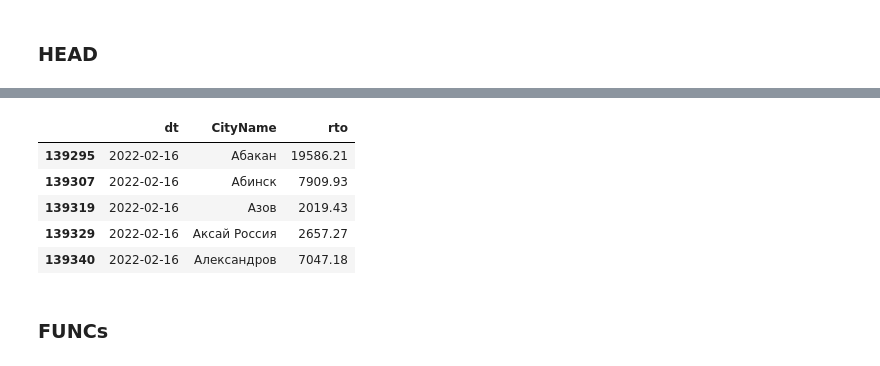
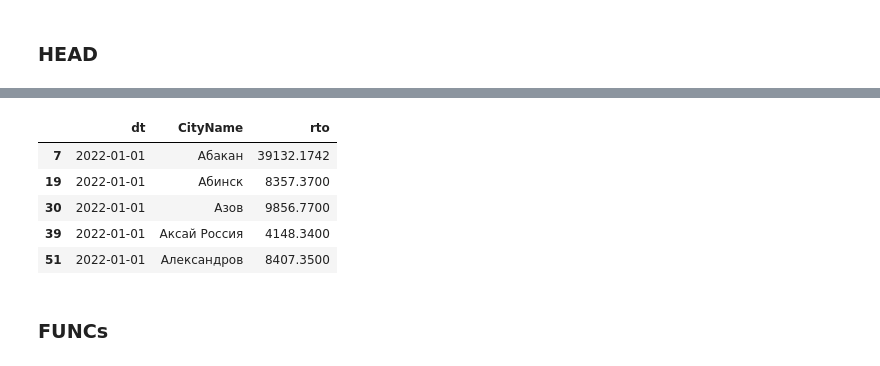
Before and after one commit to repinmihail/TestLab, a Jupyter notebook: development/offline-tests-pipline.ipynb, the cells around one changed output, grey strips where cells are left out. Cells and saved outputs as stored; diff of their text form; code cells hidden in the pictures.

```diff
--- a/development/offline-tests-pipline.ipynb
+++ b/development/offline-tests-pipline.ipynb
@@ -22,0 +38,14 @@ warnings.filterwarnings("ignore")
+# %%
+# введем переменные с датами
+start_of_test = "2022-04-07"
+days_for_knn = 70
+days_for_validation = 28
+days_for_test = 28
+
+end_of_test = (datetime.strptime(start_of_test, "%Y-%m-%d") + timedelta(days=days_for_test)).strftime("%Y-%m-%d")
+start_of_validation = (datetime.strptime(start_of_test, "%Y-%m-%d") + timedelta(days=-days_for_validation)).strftime("%Y-%m-%d")
+start_of_knn = (datetime.strptime(start_of_validation, "%Y-%m-%d") + timedelta(days=-days_for_knn)).strftime("%Y-%m-%d")
+
+print(f"Подбор групп: с {start_of_knn} по {start_of_validation}")
+print(f"Валидация: с {start_of_validation} по {start_of_test}")
+print(f"Тест: с {start_of_test} по {end_of_test}")
@@ -42,8 +63,8 @@ start_dt, end_dt, end_of_test_dt
 # %%
-# данные предэкспериментального периода
-pre_exp = df[
-    (df['dt'] >= start_dt)&(df['dt'] < end_dt)
-    &(df['OrderSource'] == 'web')&(df['Category'] == 'пицца')
+# данные для обучения knn
+knn_data = df[
+    (df['dt'] >= start_of_knn) & (df['dt'] < start_of_validation)
+    & (df['OrderSource'] == 'web') & (df['Category'] == 'пицца')
     ]
-pre_exp.shape
+knn_data.shape
 # %% [output]
@@ -51,3 +74,3 @@ pre_exp.shape
 # %%
-pre_exp = pre_exp[["dt", "CityName", "rto"]]
-pre_exp = pre_exp[~pre_exp["CityName"].isin(["Москва", "Санкт-Петербург"])]
+knn_data = knn_data[["dt", "CityName", "rto"]]
+knn_data = knn_data[~knn_data["CityName"].isin(["Москва", "Санкт-Петербург"])]
@@ -77,12 +108,12 @@ knn_pre_exp_clean = knn_pre_exp[knn_pre_exp["CityName"].isin(test_wo_denied_)]
 # %%
-knn_pre_exp_clean.head()
+knn_data.head()
 # %% [output]
 |  | dt | CityName | rto |
-| 139295 | 2022-02-16 | Абакан | 19586.21 |
-| 139307 | 2022-02-16 | Абинск | 7909.93 |
-| 139319 | 2022-02-16 | Азов | 2019.43 |
-| 139329 | 2022-02-16 | Аксай Россия | 2657.27 |
-| 139340 | 2022-02-16 | Александров | 7047.18 |
+| 7 | 2022-01-01 | Абакан | 39132.1742 |
+| 19 | 2022-01-01 | Абинск | 8357.3700 |
+| 30 | 2022-01-01 | Азов | 9856.7700 |
+| 39 | 2022-01-01 | Аксай Россия | 4148.3400 |
+| 51 | 2022-01-01 | Александров | 8407.3500 |
 # %% [markdown]
 ### FUNCs
 # %%
```
Also changed, not shown: parts of 67 cells of this notebook, 1 other file.
